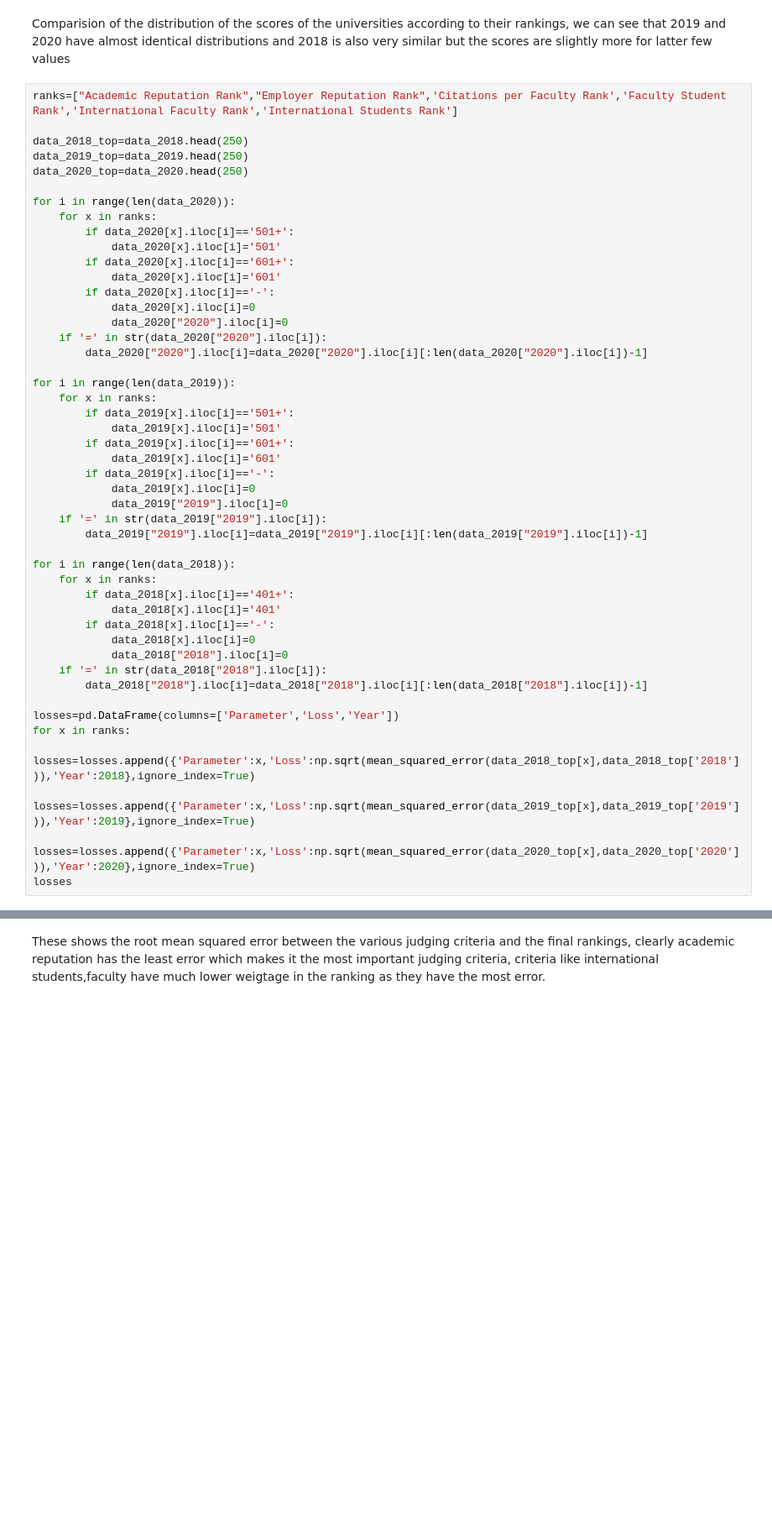
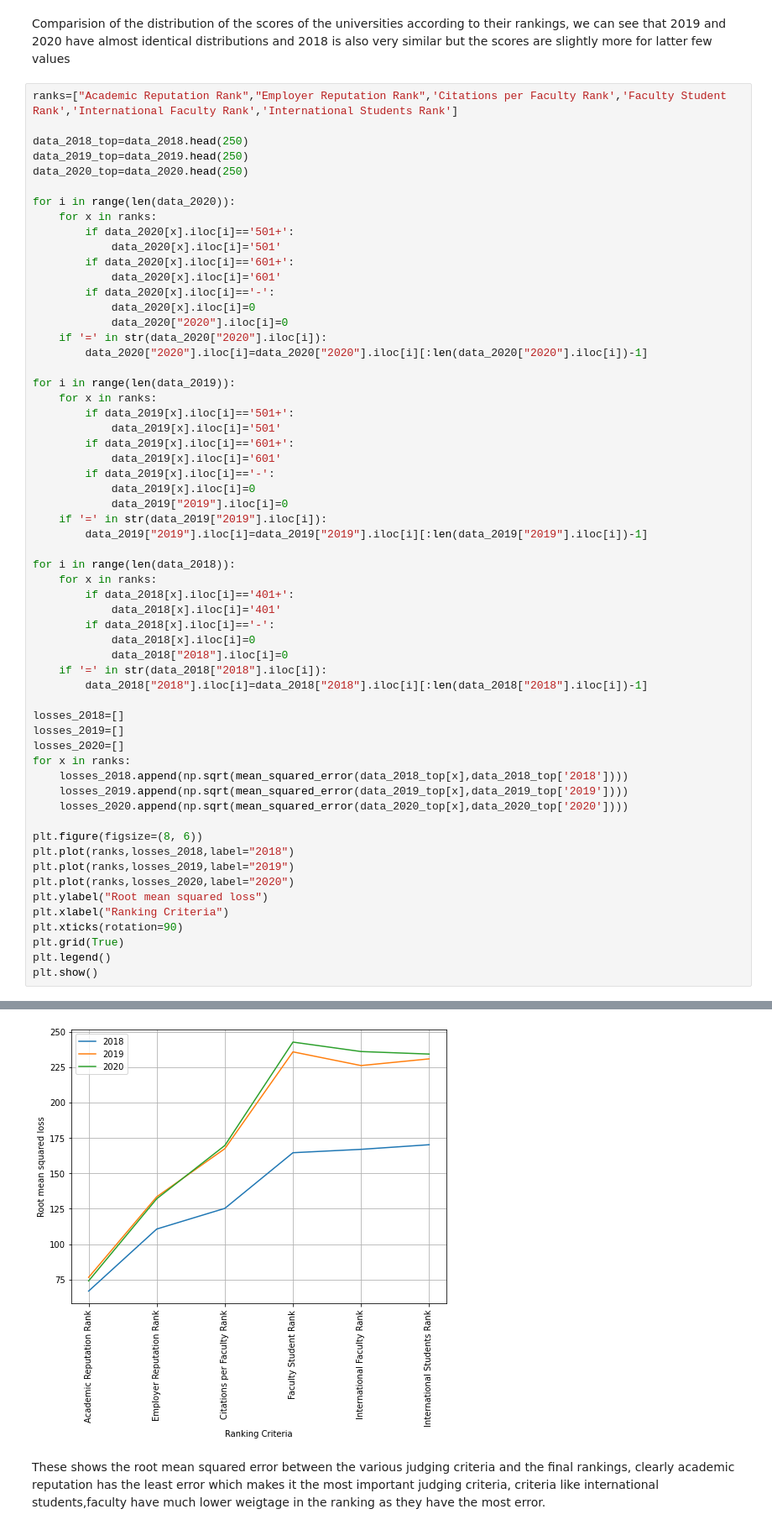
Before and after one commit to kalp121212/DS203_Project, a Jupyter notebook: QS.ipynb, the cells around one changed output, grey strips where cells are left out. Shown at 84% size. Drawn from its saved outputs; the diff is of its cells as text; blank space fills up the shorter version.

```diff
--- a/QS.ipynb
+++ b/QS.ipynb
@@ -227,10 +229,22 @@ for i in range(len(data_2018)):
     if '=' in str(data_2018["2018"].iloc[i]):
         data_2018["2018"].iloc[i]=data_2018["2018"].iloc[i][:len(data_2018["2018"].iloc[i])-1]
 
-losses=pd.DataFrame(columns=['Parameter','Loss','Year'])
+losses_2018=[]
+losses_2019=[]
+losses_2020=[]
 for x in ranks:
-    losses=losses.append({'Parameter':x,'Loss':np.sqrt(mean_squared_error(data_2018_top[x],data_2018_top['2018'])),'Year':2018},ignore_index=True)
-    losses=losses.append({'Parameter':x,'Loss':np.sqrt(mean_squared_error(data_2019_top[x],data_2019_top['2019'])),'Year':2019},ignore_index=True)
-    losses=losses.append({'Parameter':x,'Loss':np.sqrt(mean_squared_error(data_2020_top[x],data_2020_top['2020'])),'Year':2020},ignore_index=True)
-losses
+    losses_2018.append(np.sqrt(mean_squared_error(data_2018_top[x],data_2018_top['2018'])))
+    losses_2019.append(np.sqrt(mean_squared_error(data_2019_top[x],data_2019_top['2019'])))
+    losses_2020.append(np.sqrt(mean_squared_error(data_2020_top[x],data_2020_top['2020'])))
+
+plt.figure(figsize=(8, 6))
+plt.plot(ranks,losses_2018,label="2018")
+plt.plot(ranks,losses_2019,label="2019")
+plt.plot(ranks,losses_2020,label="2020")
+plt.ylabel("Root mean squared loss")
+plt.xlabel("Ranking Criteria")
+plt.xticks(rotation=90)
+plt.grid(True)
+plt.legend()
+plt.show()
 # %% [output]
@@ -258,2 +251,3 @@ See the caveats in the documentation: https://pandas.pydata.org/pandas-docs/stab
+[figure, added]
 # %% [markdown]
 These shows the root mean squared error between the various judging criteria and the final rankings, clearly academic reputation has the least error which makes it the most important judging criteria, criteria like international students,faculty have much lower weigtage in the ranking as they have the most error.
```
Also changed, not shown: parts of 7 cells of this notebook.
